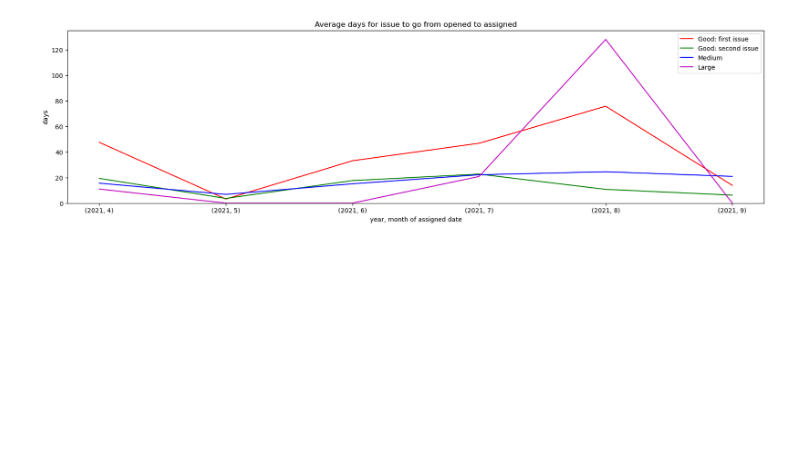
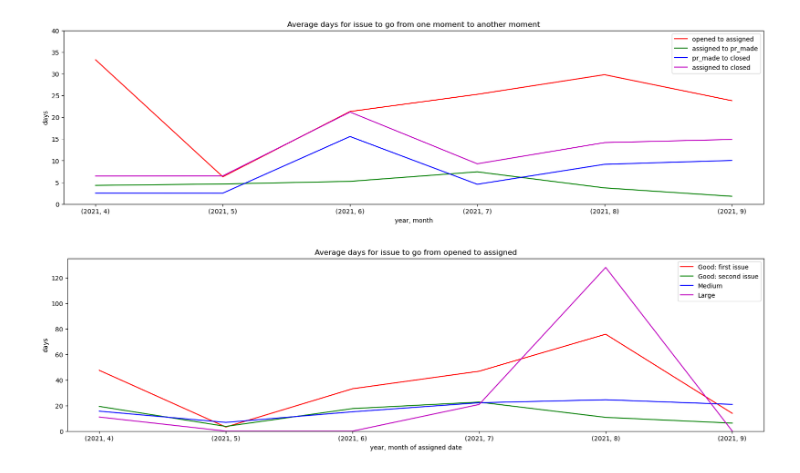
Before and after one commit to Aveline-art/team-analytics, a Jupyter notebook: Data Analysis Issue.ipynb, the cells around one changed output. Saved outputs shown, nothing was run; the diff lists cells and outputs as text; code cells hidden in the pictures; blank space fills up the shorter version.

```diff
--- a/Data Analysis Issue.ipynb
+++ b/Data Analysis Issue.ipynb
@@ -21,6 +21,37 @@ pd.set_option("display.max_rows", 70)
 #issue_df.head(70)
 #issue_df.tail(70)
 #examine_data(issue_df, 'pr_made', 'closed', 'large', rows=70, func=lambda x,y: x.head(y))
+# %%
+# Plotting
+past_count = 6
+base_round = 5
+all_y = []
+plt.figure(figsize=(20,5))
+
+x, y = get_time_diff_from_issue_df(issue_df, sb.opened, sb.assigned)
+all_y.extend(y[-past_count:])
+plt.plot(x[-past_count:], y[-past_count:], color='r', label=f'{sb.opened} to {sb.assigned}')
+
+x, y = get_time_diff_from_issue_df(issue_df, sb.assigned, sb.pr_made)
+all_y.extend(y[-past_count:])
+plt.plot(x[-past_count:], y[-past_count:], color='g', label=f'{sb.assigned} to {sb.pr_made}')
+
+x, y = get_time_diff_from_issue_df(issue_df, sb.pr_made, sb.closed)
+all_y.extend(y[-past_count:])
+plt.plot(x[-past_count:], y[-past_count:], color='b', label=f'{sb.pr_made} to {sb.closed}')
+
+x, y = get_time_diff_from_issue_df(issue_df, sb.assigned, sb.closed)
+all_y.extend(y[-past_count:])
+plt.plot(x[-past_count:], y[-past_count:], color='m', label=f'{sb.assigned} to {sb.closed}')
+
+plt.ylim([0, base_round * (round(max(all_y)/base_round) + 1)])
+plt.title(f'Average days for issue to go from one moment to another moment')
+plt.xlabel(f'year, month')
+plt.ylabel('days')
+plt.legend()
+plt.show()
+# %% [output]
+[figure, added]
 # %%
 # Plotting
 past_count = 6
```
Also changed, not shown: 3 other files.
